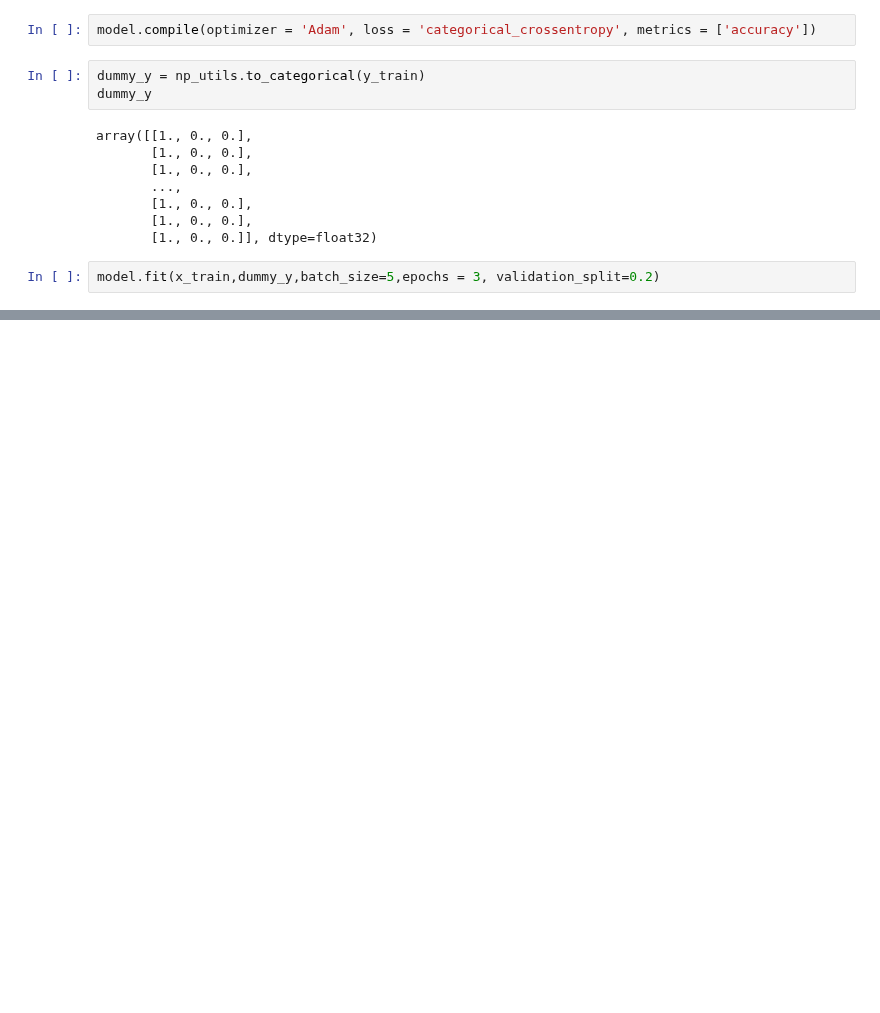
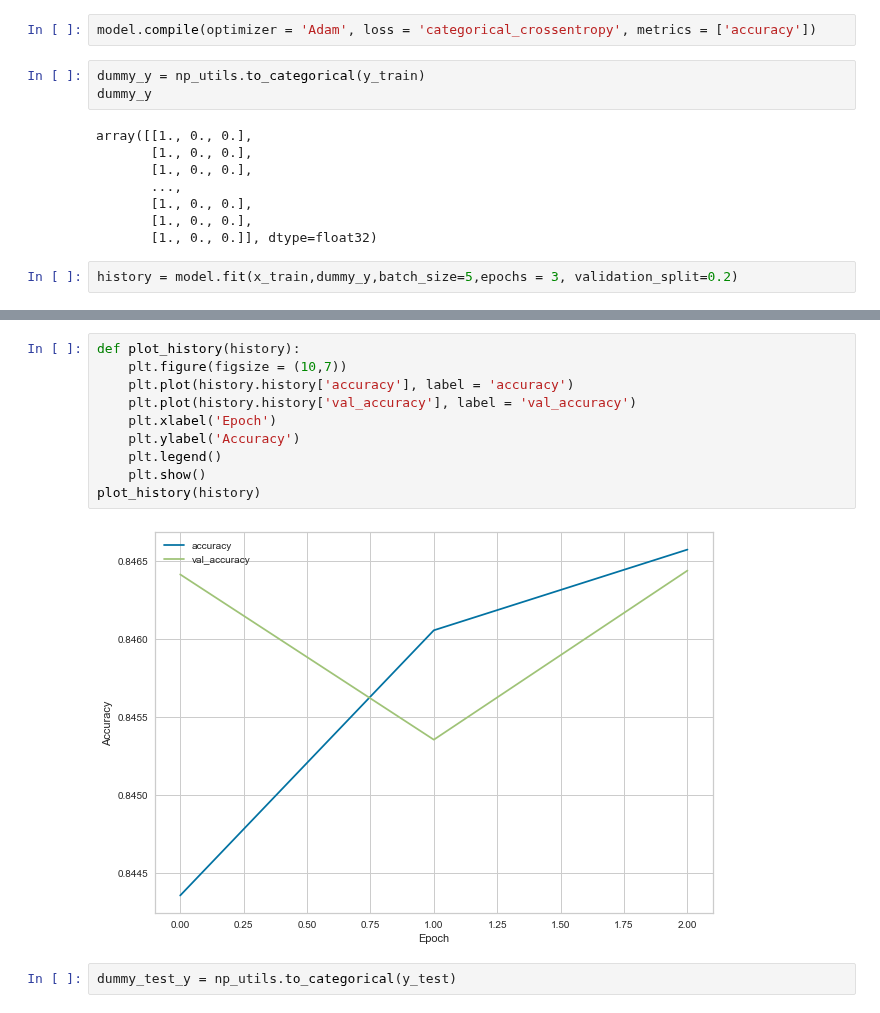
Before and after one commit to CarJung/Uni, a Jupyter notebook: diabetes/Projekt.ipynb, the cells around one changed output, grey strips where cells are left out. Drawn from its saved outputs; the diff is of its cells as text; blank space fills up the shorter version.

```diff
--- a/diabetes/Projekt.ipynb
+++ b/diabetes/Projekt.ipynb
@@ -229,6 +244,6 @@ array([[1., 0., 0.],
        [1., 0., 0.],
        [1., 0., 0.]], dtype=float32)
 # %%
-model.fit(x_train,dummy_y,batch_size=5,epochs = 3, validation_split=0.2)
+history = model.fit(x_train,dummy_y,batch_size=5,epochs = 3, validation_split=0.2)
 # %% [output]
 Epoch 1/3
@@ -235,0 +255,14 @@ TypeError: 'NoneType' object is not callable
+# %%
+def plot_history(history):
+    plt.figure(figsize = (10,7))
+    plt.plot(history.history['accuracy'], label = 'accuracy')
+    plt.plot(history.history['val_accuracy'], label = 'val_accuracy')
+    plt.xlabel('Epoch')
+    plt.ylabel('Accuracy')
+    plt.legend()
+    plt.show()
+plot_history(history)
+# %% [output]
+[figure, added]
+# %%
+dummy_test_y = np_utils.to_categorical(y_test)
```
Also changed, not shown: parts of 8 cells of this notebook.
